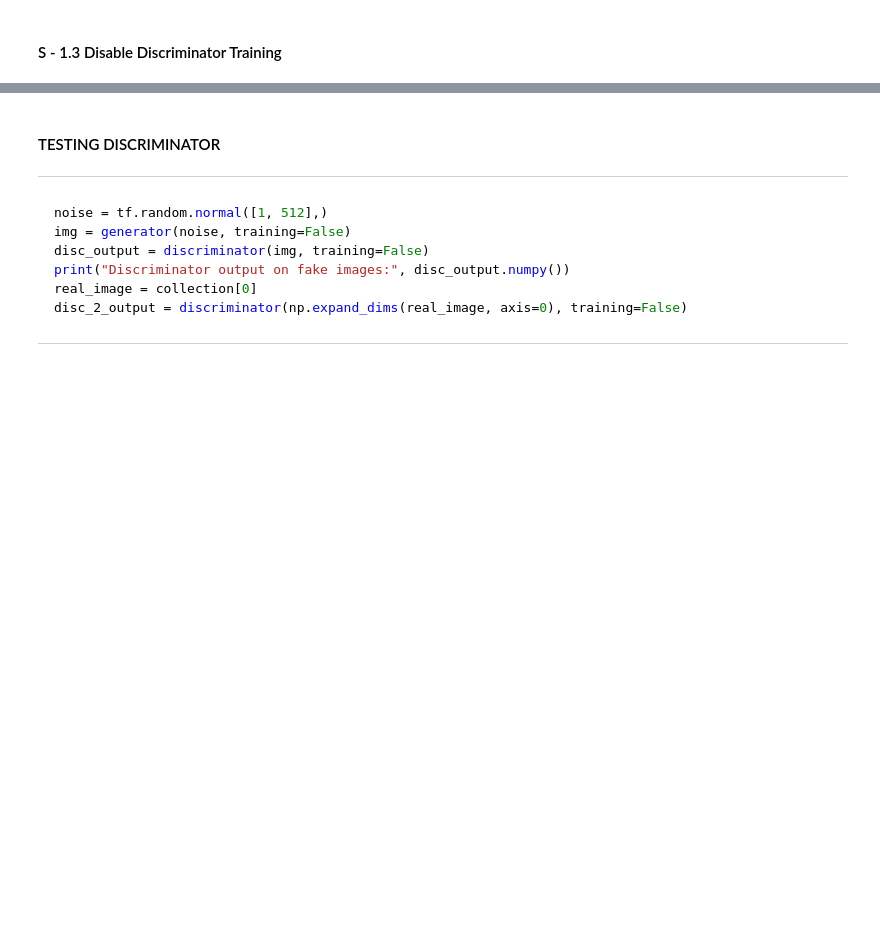
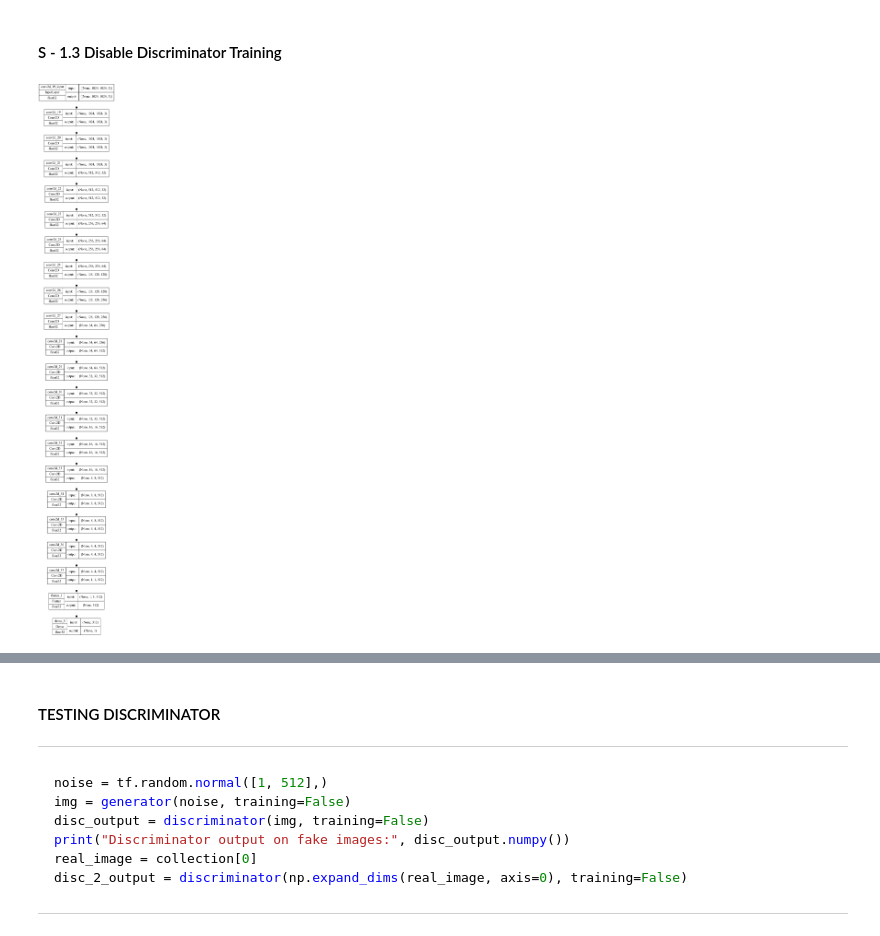
Before and after one commit to bedolpab/Lapses, a Jupyter notebook: Dementia_GAN.ipynb, the cells around one changed output, grey strips where cells are left out. Saved outputs shown, nothing was run; the diff lists cells and outputs as text; code cells hidden in the pictures; blank space fills up the shorter version.

```diff
--- a/Dementia_GAN.ipynb
+++ b/Dementia_GAN.ipynb
@@ -309,3 +316,7 @@ discriminator.compile(loss='binary_crossentropy',
 #### S - 1.3 Disable Discriminator Training
 # %%
 discriminator.trainable = False
+# %%
+plot_model(discriminator, to_file='discriminator.png', show_shapes=True, show_dtype=True, show_layer_names=True)
+# %% [output]
+[figure, added]
```
Also changed, not shown: parts of 16 cells of this notebook, 18 other files.
